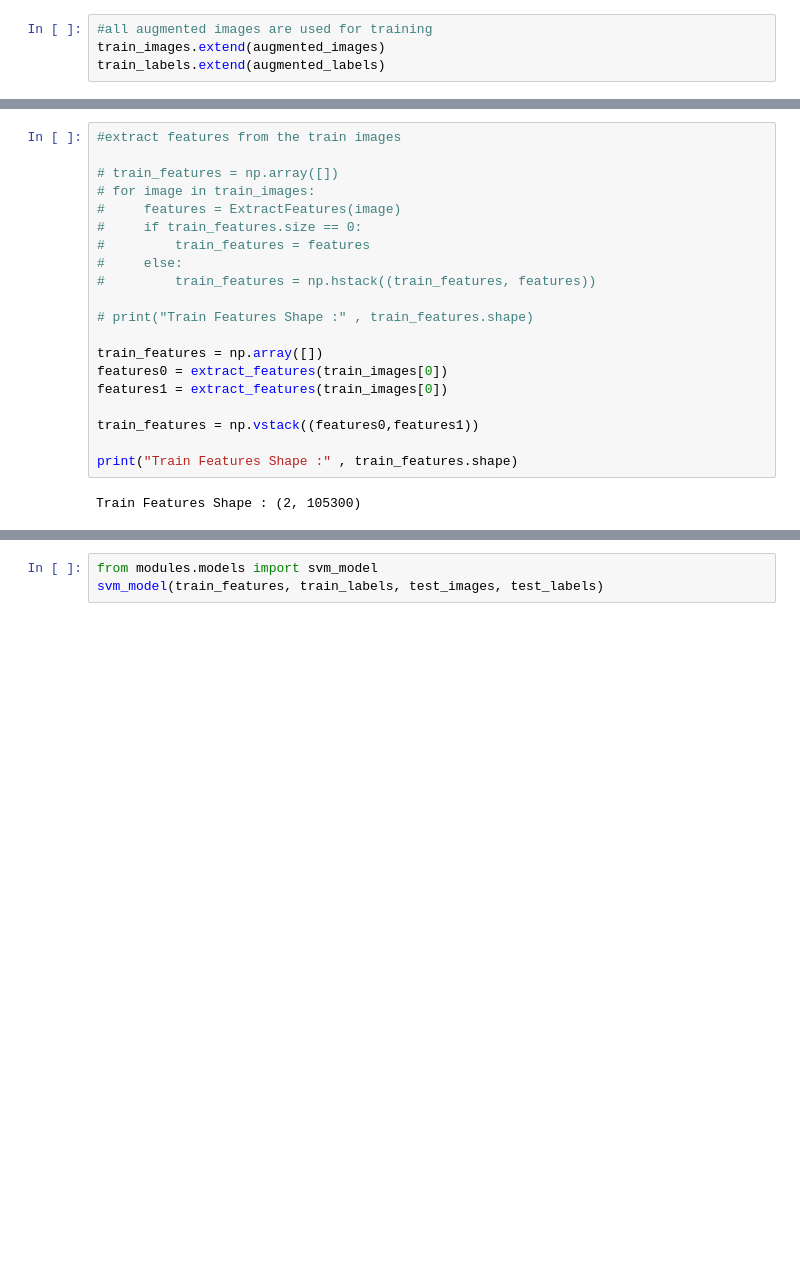
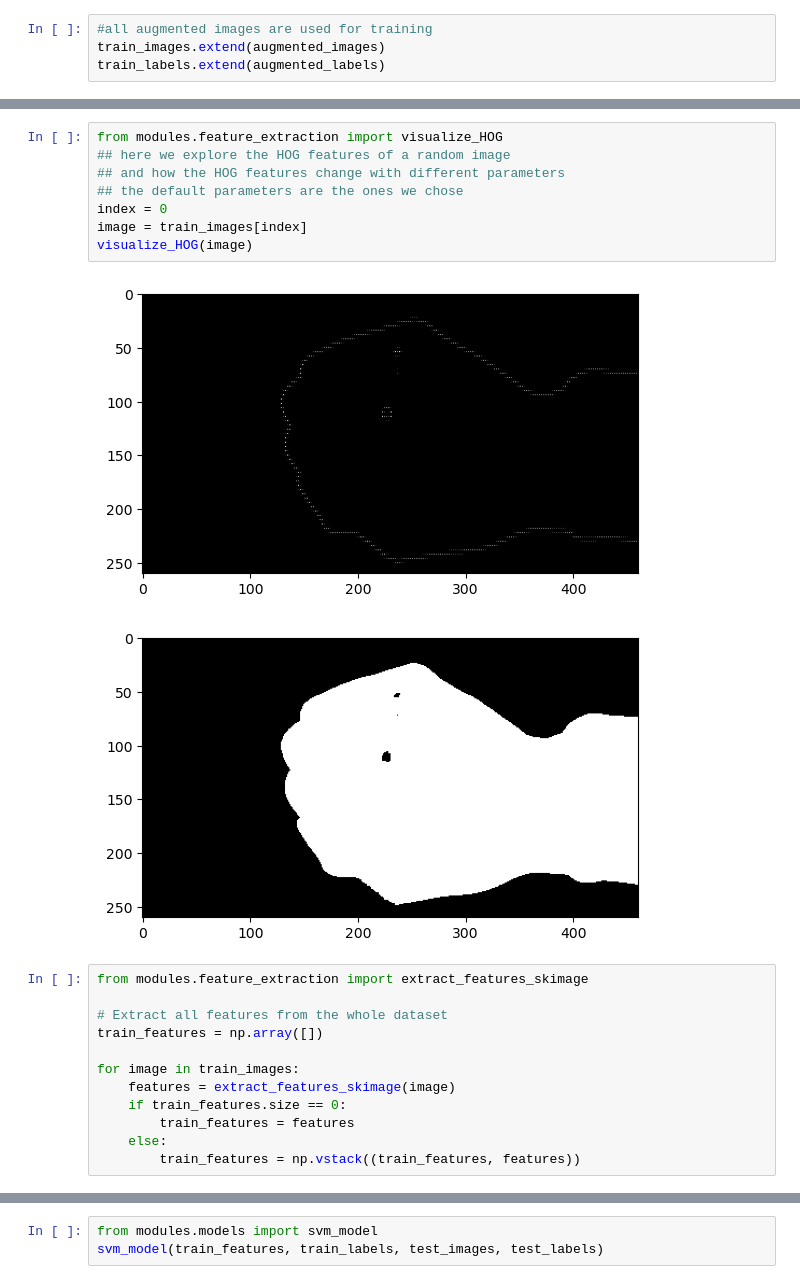
Before and after one commit to Ahmedh12/Hand-Gesture-Detector, a Jupyter notebook: project.ipynb, the cells around one changed output, grey strips where cells are left out. Saved outputs shown, nothing was run; the diff lists cells and outputs as text; blank space fills up the shorter version.

Commit message:
Feature selection and feature extraction done
we need to test on different values of pca

```diff
--- a/project.ipynb
+++ b/project.ipynb
@@ -113,22 +116,23 @@ Train Set Size : 2187
+# %%
+from modules.feature_extraction import visualize_HOG
+## here we explore the HOG features of a random image
+## and how the HOG features change with different parameters
+## the default parameters are the ones we chose
+index = 0
+image = train_images[index]
+visualize_HOG(image)
+# %% [output]
+[figure, added]
+[figure, added]
 # %%
-#extract features from the train images
+from modules.feature_extraction import extract_features_skimage
 
-# train_features = np.array([])
-# for image in train_images:
-#     features = ExtractFeatures(image)
-#     if train_features.size == 0:
-#         train_features = features
-#     else:
-#         train_features = np.hstack((train_features, features))
+# Extract all features from the whole dataset
+train_features = np.array([])
 
-# print("Train Features Shape :" , train_features.shape)
-
-train_features = np.array([])
-features0 = extract_features(train_images[0])
-features1 = extract_features(train_images[0])
-
-train_features = np.vstack((features0,features1))
-
-print("Train Features Shape :" , train_features.shape)
+for image in train_images:
+    features = extract_features_skimage(image)
+    if train_features.size == 0:
+        train_features = features
+    else:
+        train_features = np.vstack((train_features, features))
-# %% [output]
-Train Features Shape : (2, 105300)
```
Also changed, not shown: parts of 19 cells of this notebook, 2 other files.
